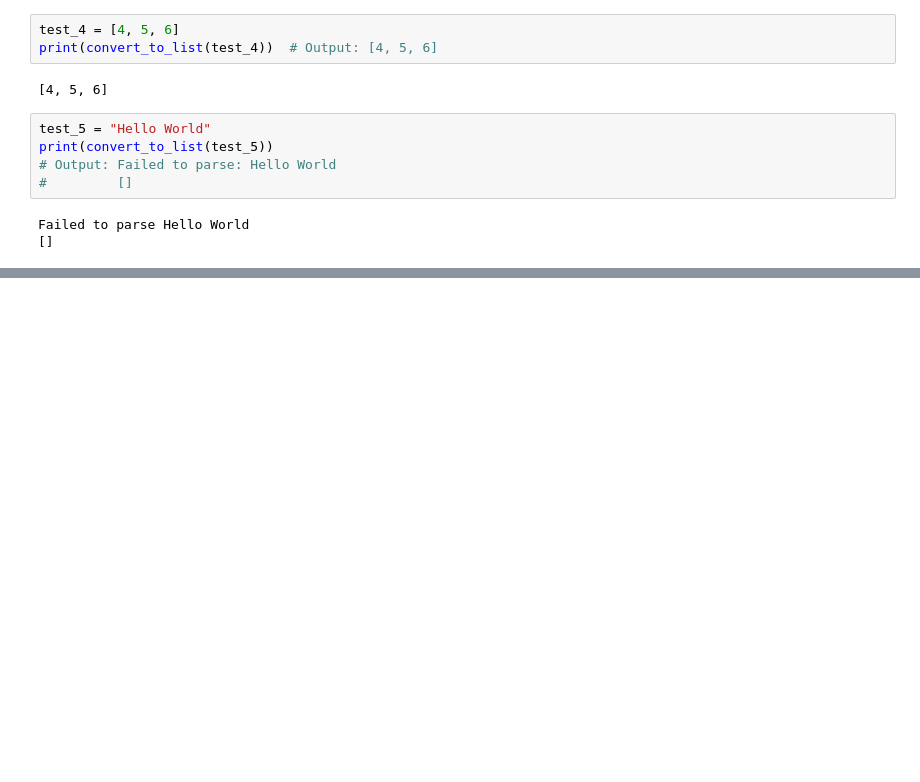
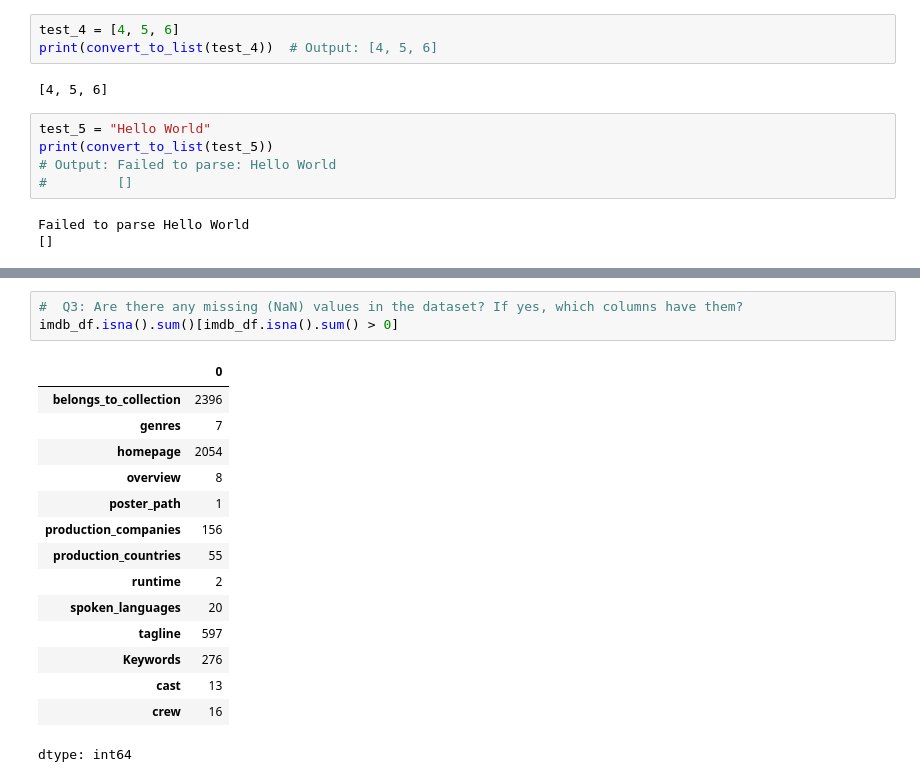
Before and after one commit to avinashsingh16/daily-python-numpy-pandas, a Jupyter notebook: Pandas_operation_test.ipynb, the cells around one changed output, grey strips where cells are left out. Cells and saved outputs as stored; diff of their text form; blank space fills up the shorter version.

```diff
--- a/Pandas_operation_test.ipynb
+++ b/Pandas_operation_test.ipynb
@@ -143,0 +67,19 @@ The maximum order i.e 2 is on Thursday
+# %%
+#  Q3: Are there any missing (NaN) values in the dataset? If yes, which columns have them?
+imdb_df.isna().sum()[imdb_df.isna().sum() > 0]
+# %% [output]
+|  | 0 |
+| belongs_to_collection | 2396 |
+| genres | 7 |
+| homepage | 2054 |
+| overview | 8 |
+| poster_path | 1 |
+| production_companies | 156 |
+| production_countries | 55 |
+| runtime | 2 |
+| spoken_languages | 20 |
+| tagline | 597 |
+| Keywords | 276 |
+| cast | 13 |
+| crew | 16 |
+dtype: int64
```
Also changed, not shown: parts of 48 cells of this notebook.
